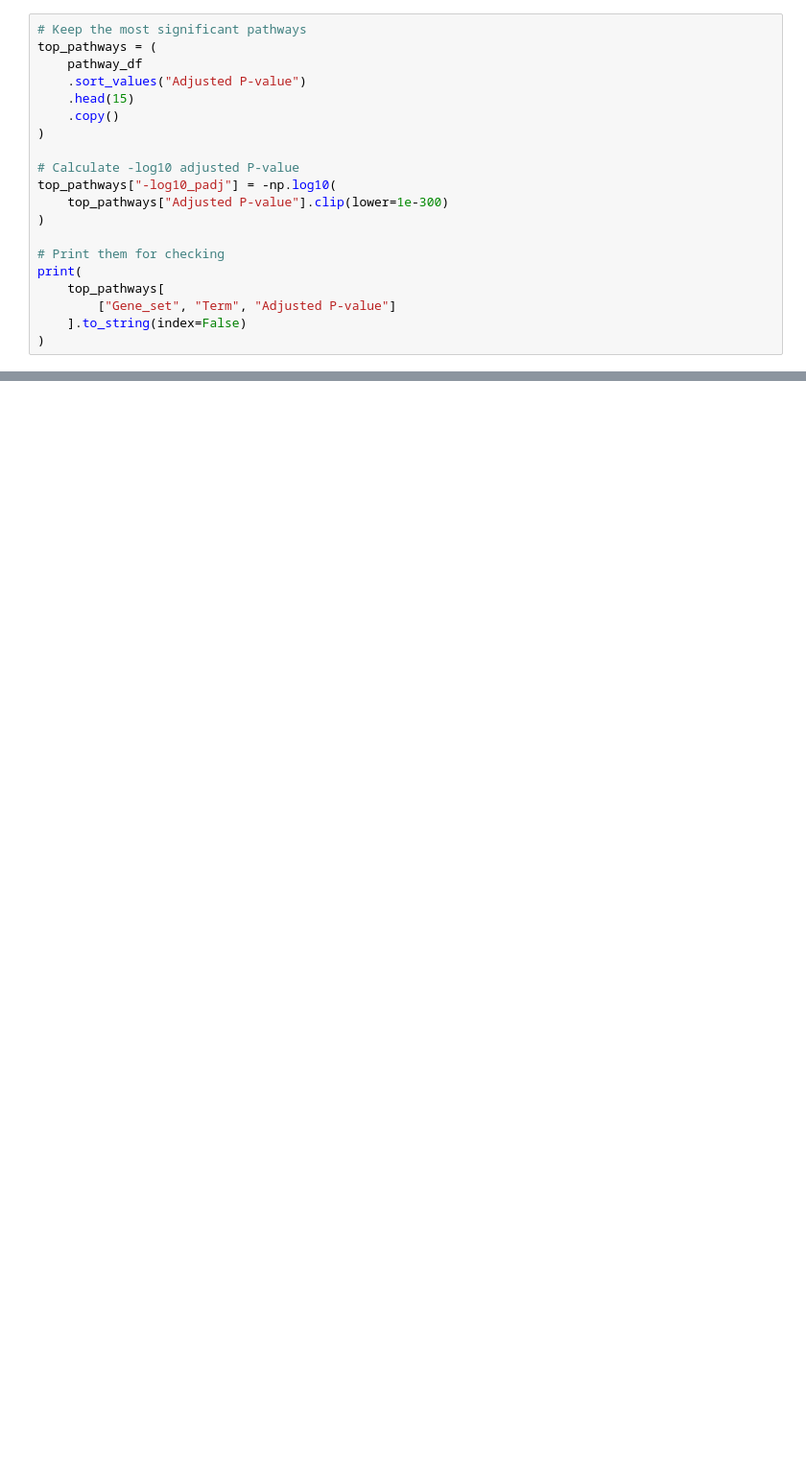
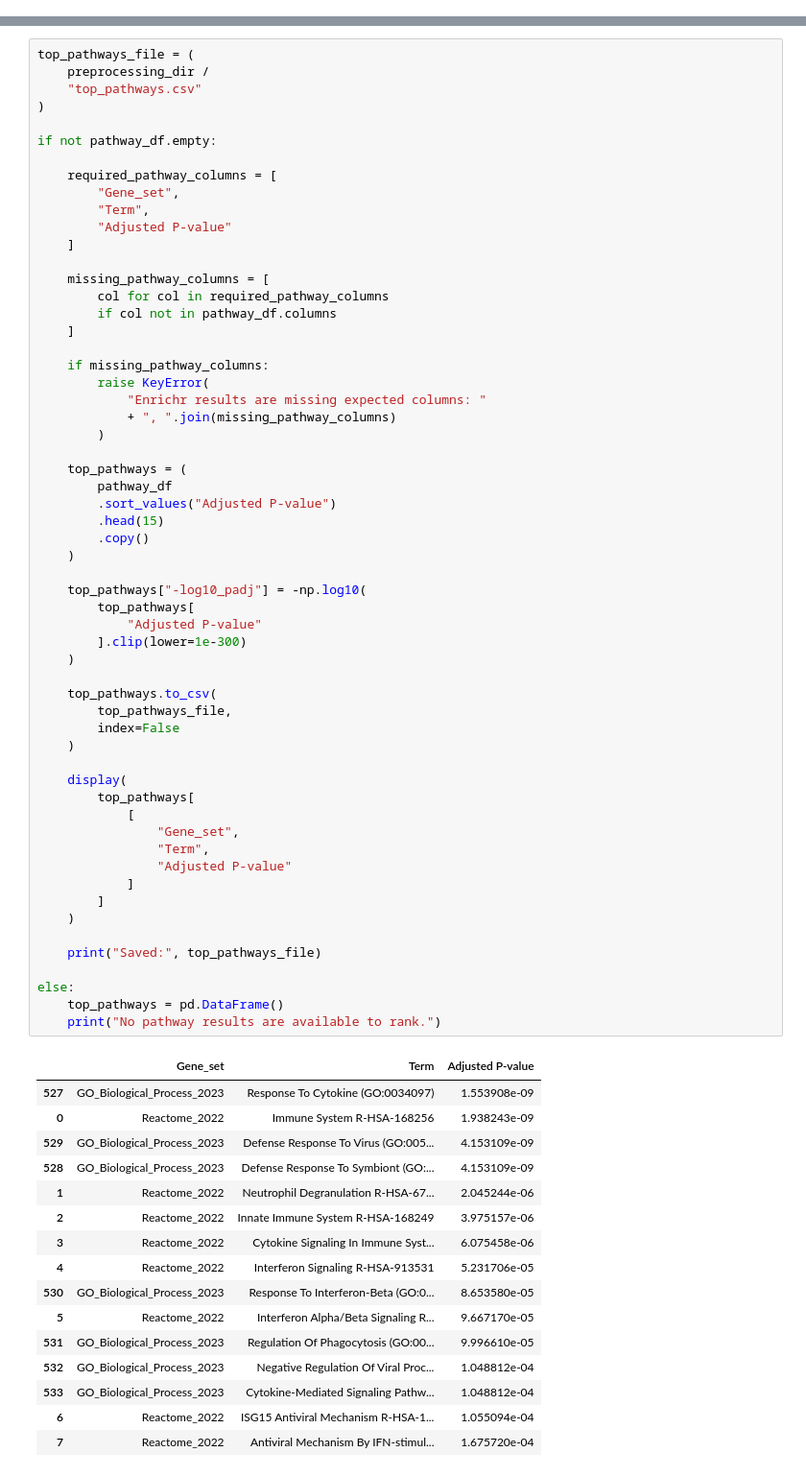
Before and after one commit to Ahmed-Nabil-31/sc-project3-IFN-I, a Jupyter notebook: notebooks/05_pathway_enrichment.ipynb, the cells around one changed output, grey strips where cells are left out. Shown at 96% size. Cells and saved outputs as stored; diff of their text form; blank space fills up the shorter version.

```diff
--- a/notebooks/05_pathway_enrichment.ipynb
+++ b/notebooks/05_pathway_enrichment.ipynb
@@ -307,20 +353,0 @@ Pathway results: (1769, 10)
-# %%
-# Keep the most significant pathways
-top_pathways = (
-    pathway_df
-    .sort_values("Adjusted P-value")
-    .head(15)
-    .copy()
-)
-
-# Calculate -log10 adjusted P-value
-top_pathways["-log10_padj"] = -np.log10(
-    top_pathways["Adjusted P-value"].clip(lower=1e-300)
-)
-
-# Print them for checking
-print(
-    top_pathways[
-        ["Gene_set", "Term", "Adjusted P-value"]
-    ].to_string(index=False)
-)
@@ -343,0 +418,75 @@ GO_Biological_Process_2023       Negative Regulation Of Viral Process (GO:004852
+# %%
+top_pathways_file = (
+    preprocessing_dir /
+    "top_pathways.csv"
+)
+
+if not pathway_df.empty:
+
+    required_pathway_columns = [
+        "Gene_set",
+        "Term",
+        "Adjusted P-value"
+    ]
+
+    missing_pathway_columns = [
+        col for col in required_pathway_columns
+        if col not in pathway_df.columns
+    ]
+
+    if missing_pathway_columns:
+        raise KeyError(
+            "Enrichr results are missing expected columns: "
+            + ", ".join(missing_pathway_columns)
+        )
+
+    top_pathways = (
+        pathway_df
+        .sort_values("Adjusted P-value")
+        .head(15)
+        .copy()
+    )
+
+    top_pathways["-log10_padj"] = -np.log10(
+        top_pathways[
+            "Adjusted P-value"
+        ].clip(lower=1e-300)
+    )
+
+    top_pathways.to_csv(
+        top_pathways_file,
+        index=False
+    )
+
+    display(
+        top_pathways[
+            [
+                "Gene_set",
+                "Term",
+                "Adjusted P-value"
+            ]
+        ]
+    )
+
+    print("Saved:", top_pathways_file)
+
+else:
+    top_pathways = pd.DataFrame()
+    print("No pathway results are available to rank.")
+# %% [output]
+|  | Gene_set | Term | Adjusted P-value |
+| 527 | GO_Biological_Process_2023 | Response To Cytokine (GO:0034097) | 1.553908e-09 |
+| 0 | Reactome_2022 | Immune System R-HSA-168256 | 1.938243e-09 |
+| 529 | GO_Biological_Process_2023 | Defense Response To Virus (GO:005... | 4.153109e-09 |
+| 528 | GO_Biological_Process_2023 | Defense Response To Symbiont (GO:... | 4.153109e-09 |
+| 1 | Reactome_2022 | Neutrophil Degranulation R-HSA-67... | 2.045244e-06 |
+| 2 | Reactome_2022 | Innate Immune System R-HSA-168249 | 3.975157e-06 |
+| 3 | Reactome_2022 | Cytokine Signaling In Immune Syst... | 6.075458e-06 |
+| 4 | Reactome_2022 | Interferon Signaling R-HSA-913531 | 5.231706e-05 |
+| 530 | GO_Biological_Process_2023 | Response To Interferon-Beta (GO:0... | 8.653580e-05 |
+| 5 | Reactome_2022 | Interferon Alpha/Beta Signaling R... | 9.667170e-05 |
+| 531 | GO_Biological_Process_2023 | Regulation Of Phagocytosis (GO:00... | 9.996610e-05 |
+| 532 | GO_Biological_Process_2023 | Negative Regulation Of Viral Proc... | 1.048812e-04 |
+| 533 | GO_Biological_Process_2023 | Cytokine-Mediated Signaling Pathw... | 1.048812e-04 |
+| 6 | Reactome_2022 | ISG15 Antiviral Mechanism R-HSA-1... | 1.055094e-04 |
+| 7 | Reactome_2022 | Antiviral Mechanism By IFN-stimul... | 1.675720e-04 |
```
Also changed, not shown: parts of 30 cells of this notebook, 57 other files.
